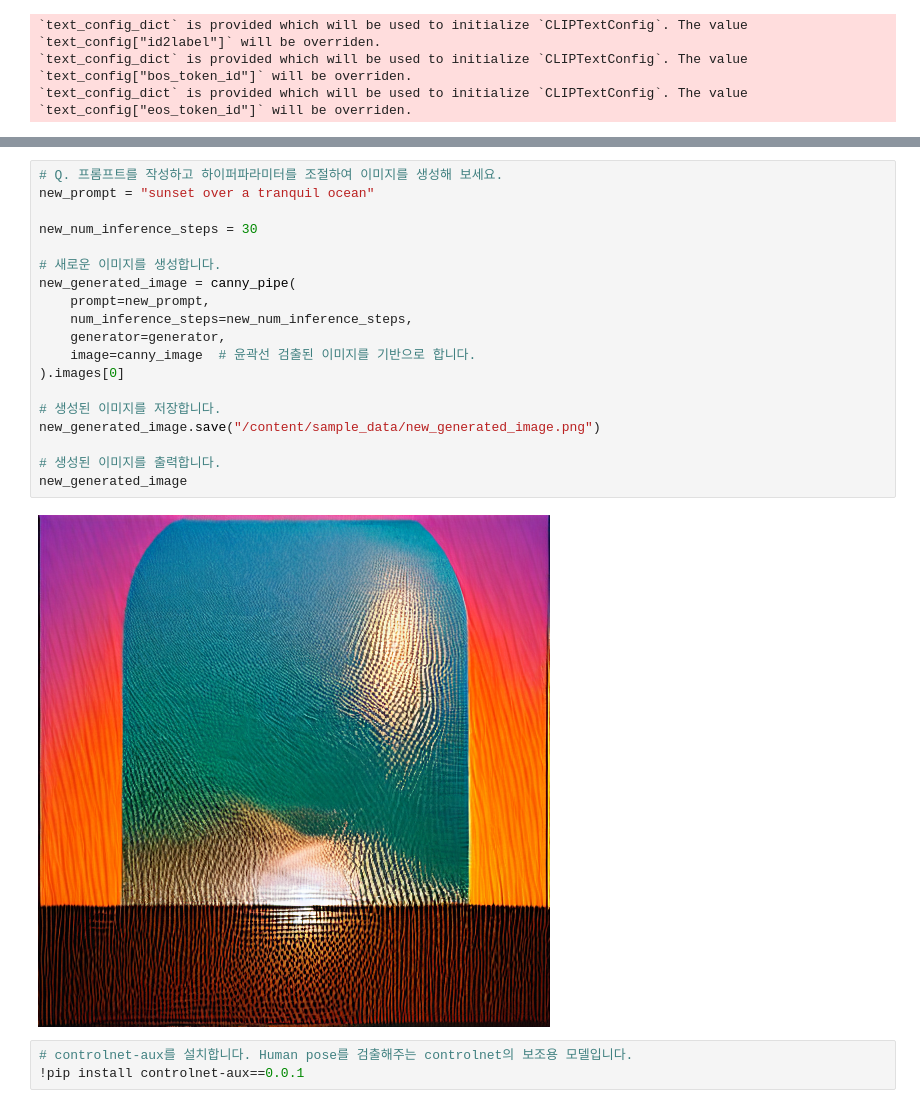
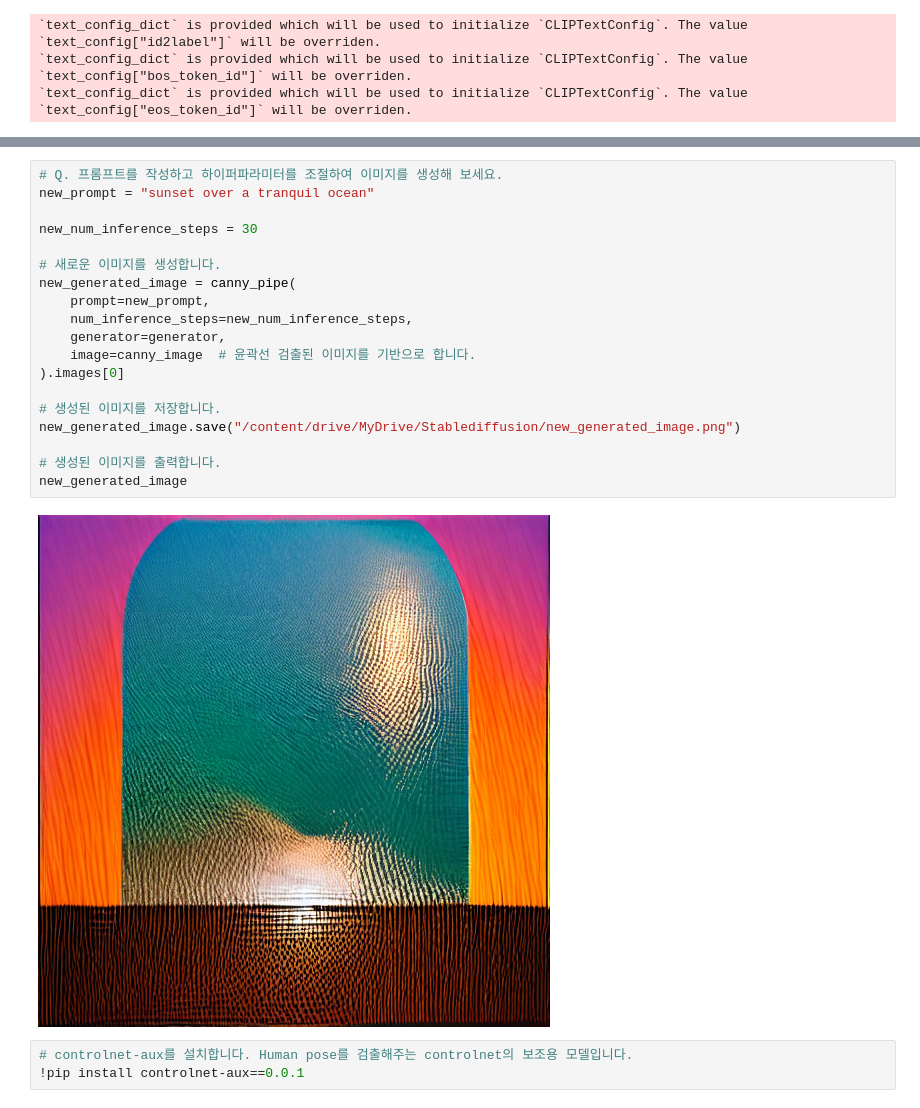
Before and after one commit to piaosan78/AIFFEL_Quest, a Jupyter notebook: Exploration_CR5/Chapter_11/stable_diffusion.ipynb, the cells around one changed output, grey strips where cells are left out. Saved outputs shown, nothing was run; the diff lists cells and outputs as text.

```diff
--- a/Exploration_CR5/Chapter_11/stable_diffusion.ipynb
+++ b/Exploration_CR5/Chapter_11/stable_diffusion.ipynb
@@ -80,24 +84,24 @@ canny_image
 # %%
 # Q. 프롬프트를 작성하고 하이퍼파라미터를 조절하여 이미지를 생성해 보세요.
 new_prompt = "sunset over a tranquil ocean"
 
 new_num_inference_steps = 30
 
 # 새로운 이미지를 생성합니다.
 new_generated_image = canny_pipe(
     prompt=new_prompt,
     num_inference_steps=new_num_inference_steps,
     generator=generator,
     image=canny_image  # 윤곽선 검출된 이미지를 기반으로 합니다.
 ).images[0]
 
 # 생성된 이미지를 저장합니다.
-new_generated_image.save("/content/sample_data/new_generated_image.png")
+new_generated_image.save("/content/drive/MyDrive/Stablediffusion/new_generated_image.png")
 
 # 생성된 이미지를 출력합니다.
 new_generated_image
 # %% [output]
-[figure, old version]
+[figure, new version]
 # %%
 # controlnet-aux를 설치합니다. Human pose를 검출해주는 controlnet의 보조용 모델입니다.
 !pip install controlnet-aux==0.0.1
```
Also changed, not shown: parts of 5 cells of this notebook.
